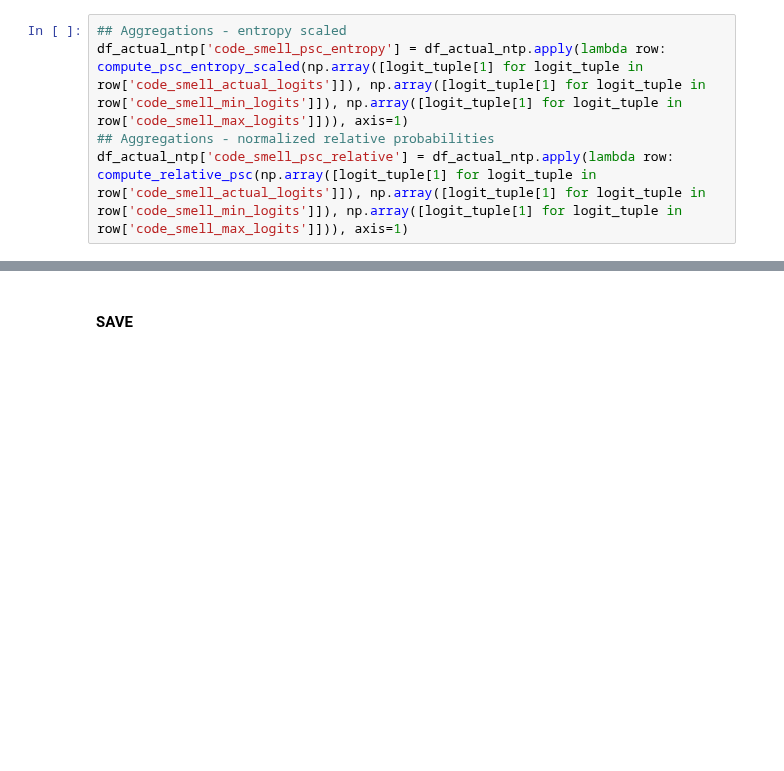
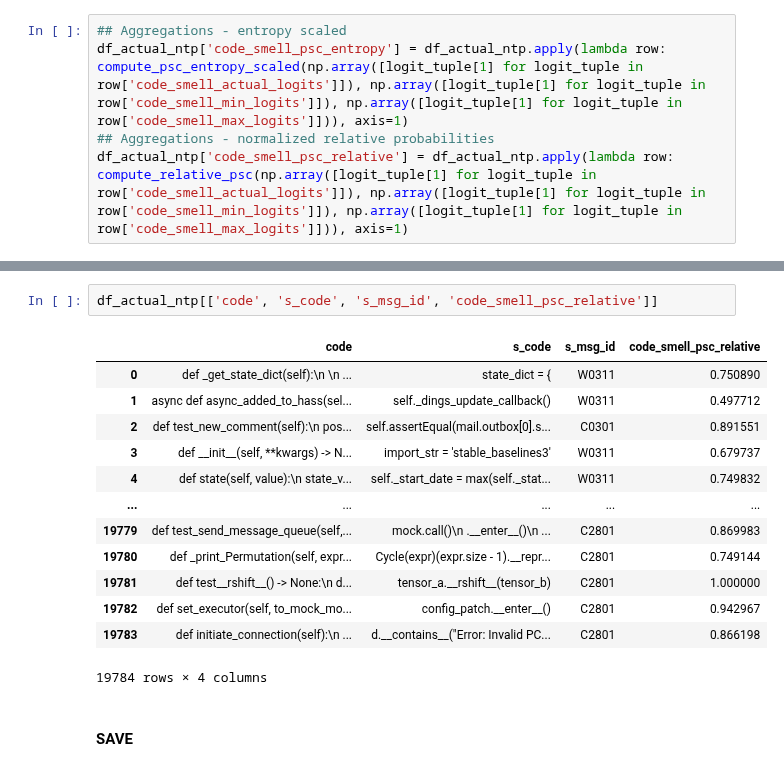
Before and after one commit to WM-SEMERU/CodeSmellExt, a Jupyter notebook: notebooks/extension/robustness_transformations/05_alignment_and_aggregation.ipynb, the cells around one changed output, grey strips where cells are left out. Cells and saved outputs as stored; diff of their text form; blank space fills up the shorter version.

```diff
--- a/notebooks/extension/robustness_transformations/05_alignment_and_aggregation.ipynb
+++ b/notebooks/extension/robustness_transformations/05_alignment_and_aggregation.ipynb
@@ -265,3 +249,19 @@ df_actual_ntp
+# %%
+df_actual_ntp[['code', 's_code', 's_msg_id', 'code_smell_psc_relative']]
+# %% [output]
+|  | code | s_code | s_msg_id | code_smell_psc_relative |
+| 0 | def _get_state_dict(self):\n \n ... | state_dict = { | W0311 | 0.750890 |
+| 1 | async def async_added_to_hass(sel... | self._dings_update_callback() | W0311 | 0.497712 |
+| 2 | def test_new_comment(self):\n pos... | self.assertEqual(mail.outbox[0].s... | C0301 | 0.891551 |
+| 3 | def __init__(self, **kwargs) -> N... | import_str = 'stable_baselines3' | W0311 | 0.679737 |
+| 4 | def state(self, value):\n state_v... | self._start_date = max(self._stat... | W0311 | 0.749832 |
+| ... | ... | ... | ... | ... |
+| 19779 | def test_send_message_queue(self,... | mock.call()\n .__enter__()\n ... | C2801 | 0.869983 |
+| 19780 | def _print_Permutation(self, expr... | Cycle(expr)(expr.size - 1).__repr... | C2801 | 0.749144 |
+| 19781 | def test__rshift__() -> None:\n d... | tensor_a.__rshift__(tensor_b) | C2801 | 1.000000 |
+| 19782 | def set_executor(self, to_mock_mo... | config_patch.__enter__() | C2801 | 0.942967 |
+| 19783 | def initiate_connection(self):\n ... | d.__contains__("Error: Invalid PC... | C2801 | 0.866198 |
+19784 rows × 4 columns
 # %% [markdown]
 #### SAVE
 # %%
```
Also changed, not shown: parts of 2 cells of this notebook, 21 other files.
